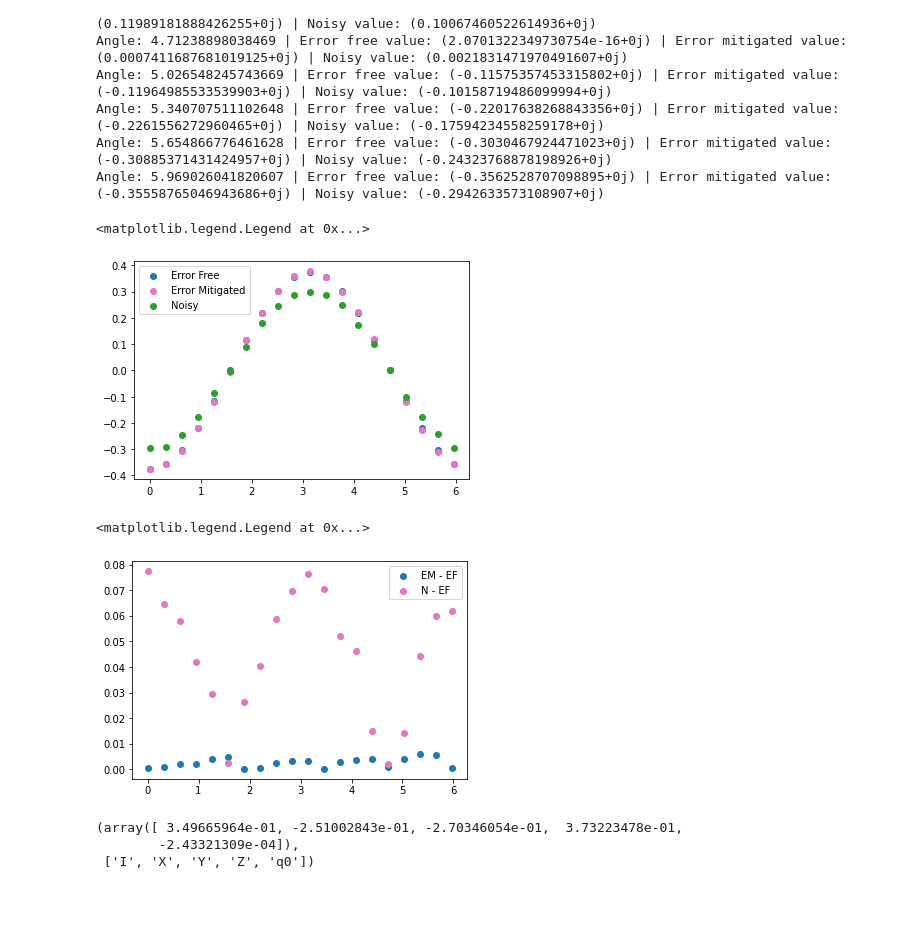
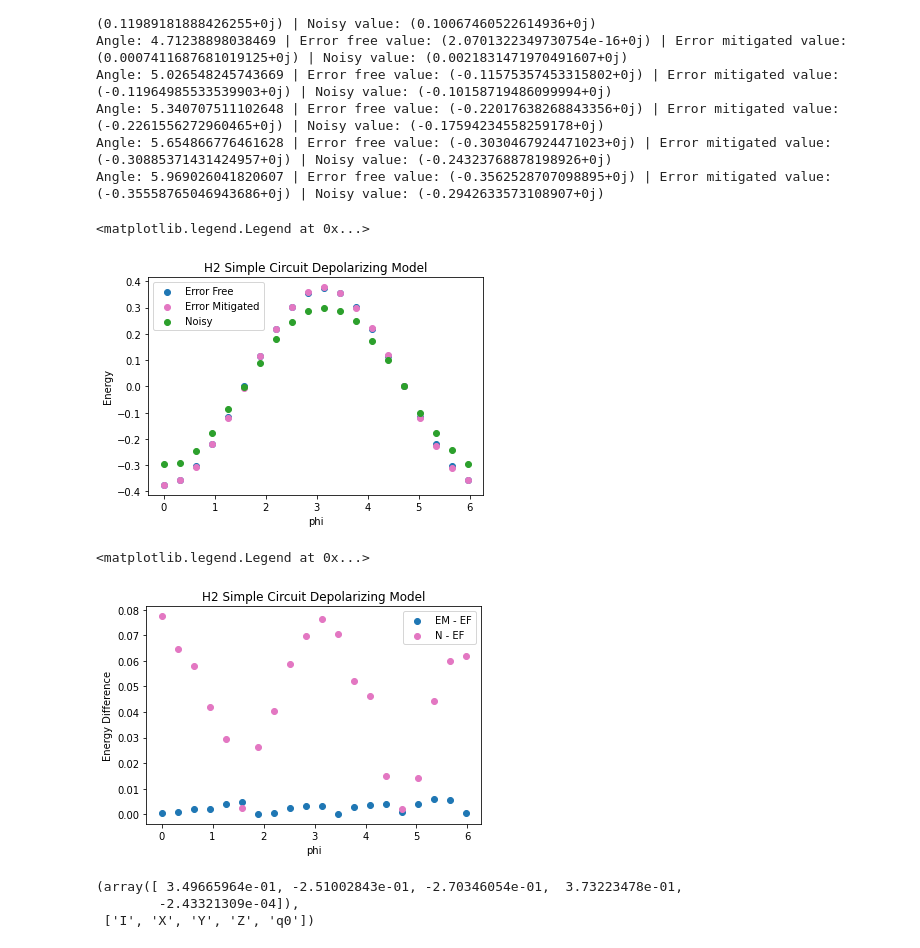
Before and after one commit to jyryu98/LBEM_for_VQE, a Jupyter notebook: H2_simple_depol.ipynb, the cells around one changed output. Drawn from its saved outputs; the diff is of its cells as text; code cells hidden in the pictures; blank space fills up the shorter version.

Commit message:
changed figures
.

```diff
--- a/H2_simple_depol.ipynb
+++ b/H2_simple_depol.ipynb
@@ -87,18 +87,24 @@ Angle: 5.969026041820607 | Error free value: (-0.3562528707098895+0j) | Error mi
 # %%
 plt.scatter(angles, efs, c = 'tab:blue', label = 'Error Free')
 plt.scatter(angles, ems, c = 'tab:pink', label = 'Error Mitigated')
 plt.scatter(angles, ns, c = 'tab:green', label = 'Noisy')
+plt.xlabel('phi')
+plt.ylabel('Energy')
+plt.title('H2 Simple Circuit Depolarizing Model')
 plt.legend()
 # %% [output]
 <matplotlib.legend.Legend at 0x...>
-[figure, old version]
+[figure, new version]
 # %%
 plt.scatter(angles, np.abs(np.array(ems) - np.array(efs)), c = 'tab:blue', label = 'EM - EF')
 plt.scatter(angles, np.abs(np.array(ns) - np.array(efs)), c = 'tab:pink', label = 'N - EF')
+plt.xlabel('phi')
+plt.ylabel('Energy Difference')
+plt.title('H2 Simple Circuit Depolarizing Model')
 plt.legend()
 # %% [output]
 <matplotlib.legend.Legend at 0x...>
-[figure, old version]
+[figure, new version]
 # %%
 q
 # %% [output]
```
